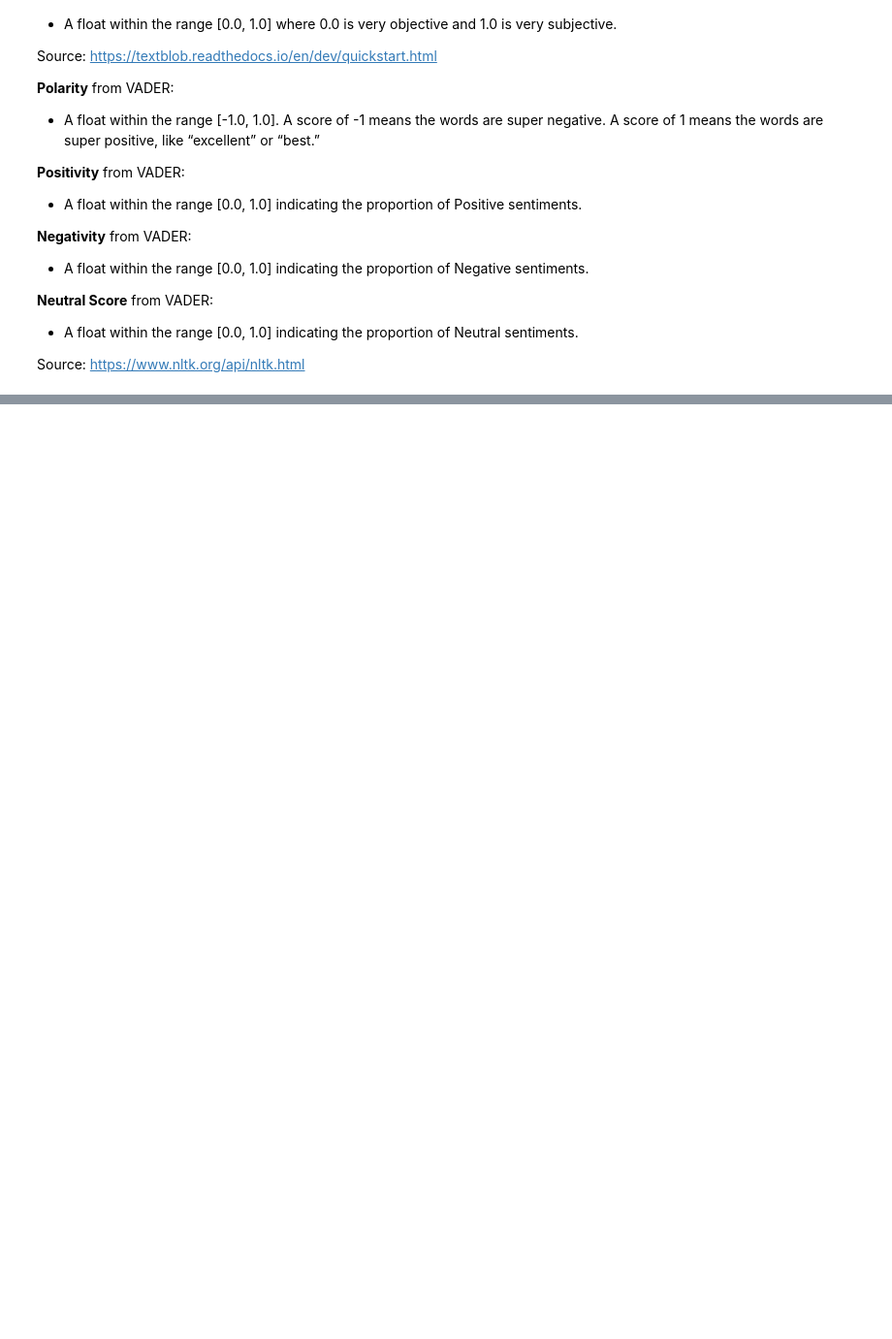
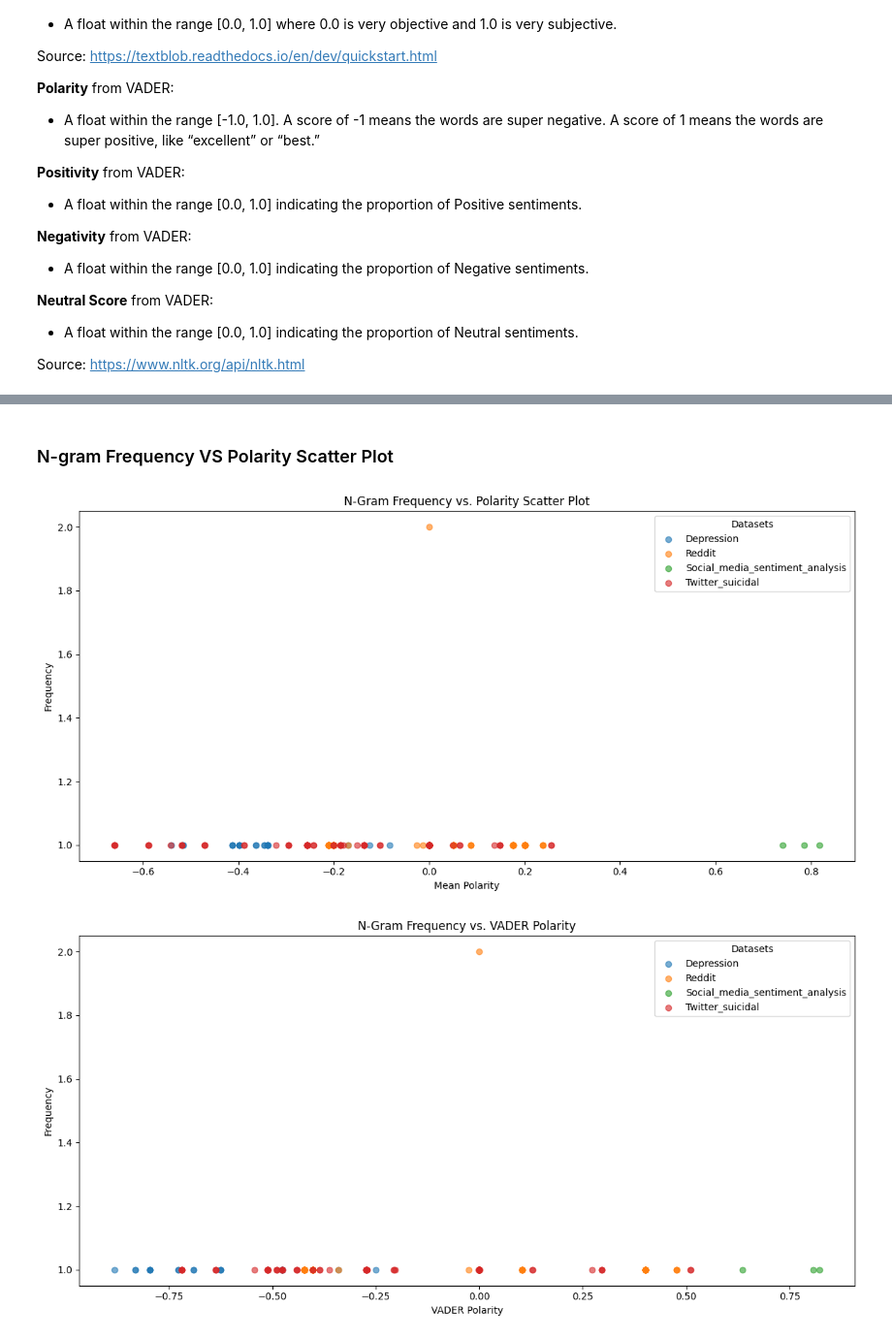
Before and after one commit to kmock930/Natural-Language-Processing, a Jupyter notebook: Project/sentiment-analysis.ipynb, the cells around one changed output, grey strips where cells are left out. Shown at 97% size. Cells and saved outputs as stored; diff of their text form; code cells hidden in the pictures; blank space fills up the shorter version.

```diff
--- a/Project/sentiment-analysis.ipynb
+++ b/Project/sentiment-analysis.ipynb
@@ -366,0 +441,53 @@ Source: <url>https://www.nltk.org/api/nltk.html</url>
+# %% [markdown]
+### N-gram Frequency VS Polarity Scatter Plot
+# %%
+# Plot N-Gram Frequency VS Mean Polarity Scatter Plot
+plt.figure(figsize=(12, 6))
+plt.title("N-Gram Frequency vs. Polarity Scatter Plot")
+plt.xlabel("Mean Polarity")
+plt.ylabel("Frequency")
+
+# Scatter plot for each dataset excluding prediction results
+for dataset_name, df in dataframes.items():
+    if "pred_results" not in dataset_name:
+        plt.scatter(df['mean_polarity'], df['frequency'], label=dataset_name.split('_ngram')[0].capitalize(), alpha=0.6)
+
+plt.legend(title="Datasets")
+plt.tight_layout()
+plt.savefig(os.path.join(output_dir, "ngram_frequency_vs_polarity_scatter.png"))
+plt.show()
+
+# Plot N-Gram Frequency VS VADER Polarity
+plt.figure(figsize=(12, 6))
+plt.title("N-Gram Frequency vs. VADER Polarity")
+plt.xlabel("VADER Polarity")
+plt.ylabel("Frequency")
+
+# Scatter plot for each dataset excluding prediction results
+for dataset_name, df in dataframes.items():
+    if "pred_results" not in dataset_name:
+        plt.scatter(df['polarity_VADER'], df['frequency'], label=dataset_name.split('_ngram')[0].capitalize(), alpha=0.6)
+
+plt.legend(title="Datasets")
+plt.tight_layout()
+plt.savefig(os.path.join(output_dir, "ngram_frequency_vs_vader_polarity.png"))
+plt.show()
+
+# Plot N-Gram Frequency VS TextBlob Polarity
+plt.figure(figsize=(12, 6))
+plt.title("N-Gram Frequency vs. TextBlob Polarity")
+plt.xlabel("TextBlob Polarity")
+plt.ylabel("Frequency")
+
+# Scatter plot for each dataset excluding prediction results
+for dataset_name, df in dataframes.items():
+    if "pred_results" not in dataset_name:
+        plt.scatter(df['polarity_TextBlob'], df['frequency'], label=dataset_name.split('_ngram')[0].capitalize(), alpha=0.6)
+
+plt.legend(title="Datasets")
+plt.tight_layout()
+plt.savefig(os.path.join(output_dir, "ngram_frequency_vs_textblob_polarity.png"))
+plt.show()
+# %% [output]
+[figure, added]
+[figure, added]
```
Also changed, not shown: parts of 18 cells of this notebook, 22 other files.
